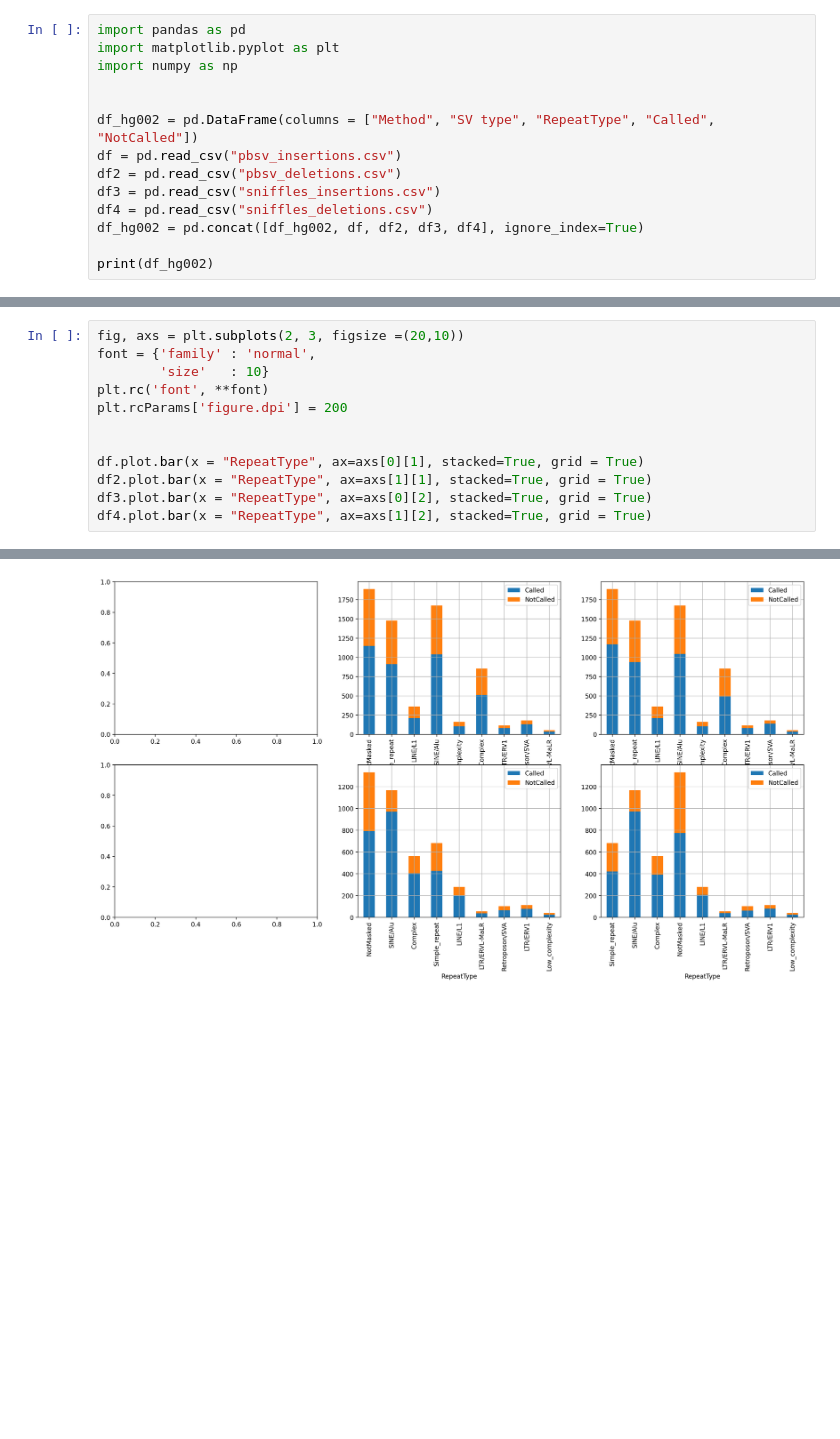
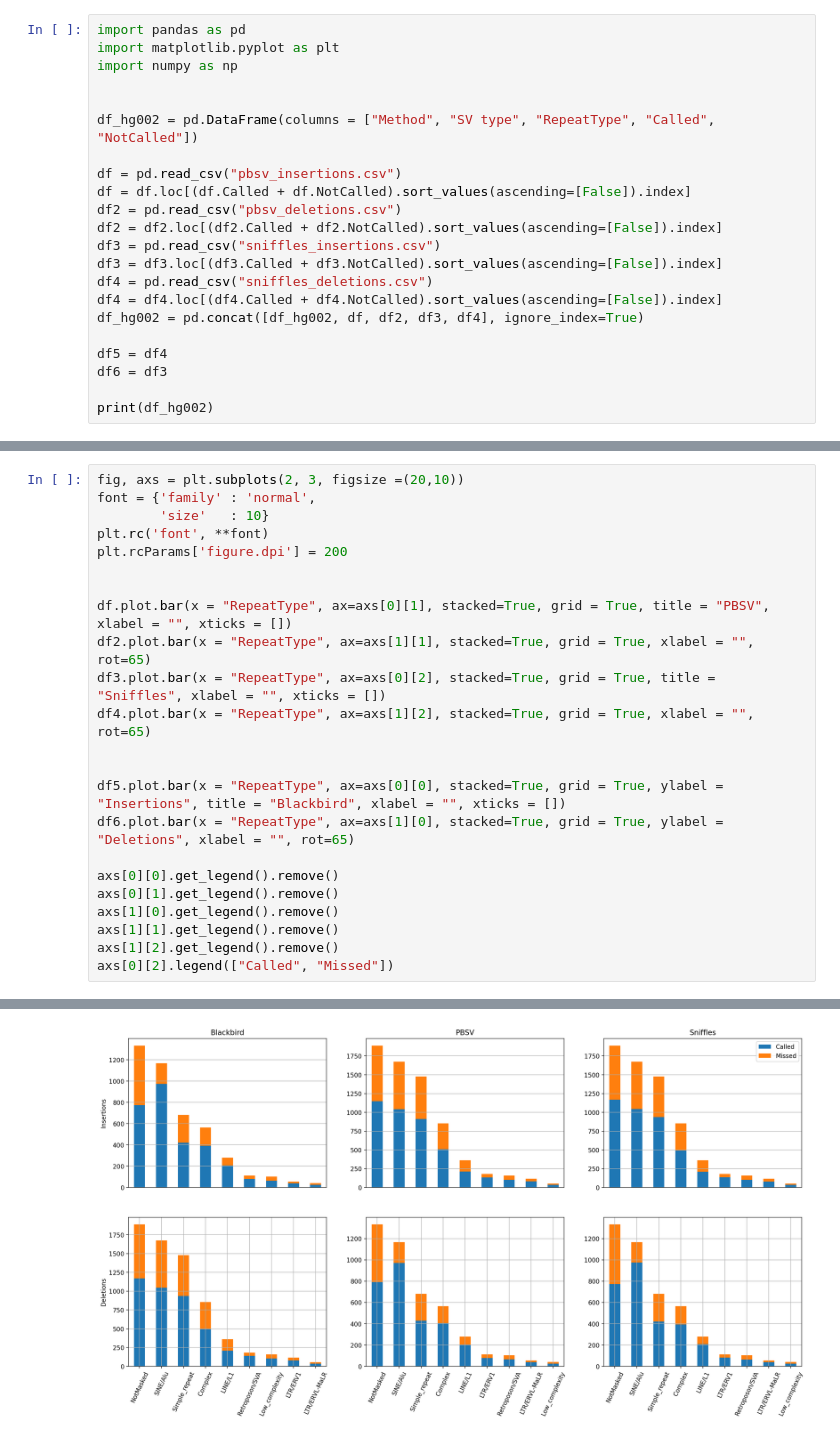
Before and after one commit to 1dayac/blackbird_supplementary, a Jupyter notebook: plots/draw_second_plot.ipynb, the cells around one changed output, grey strips where cells are left out. Saved outputs shown, nothing was run; the diff lists cells and outputs as text; blank space fills up the shorter version.

Commit message:
Update plot

```diff
--- a/plots/draw_second_plot.ipynb
+++ b/plots/draw_second_plot.ipynb
@@ -5,12 +5,20 @@ import numpy as np
 
 
 df_hg002 = pd.DataFrame(columns = ["Method", "SV type", "RepeatType", "Called",  "NotCalled"])
+
 df = pd.read_csv("pbsv_insertions.csv")
+df = df.loc[(df.Called + df.NotCalled).sort_values(ascending=[False]).index]
 df2 = pd.read_csv("pbsv_deletions.csv")
+df2 = df2.loc[(df2.Called + df2.NotCalled).sort_values(ascending=[False]).index]
 df3 = pd.read_csv("sniffles_insertions.csv")
+df3 = df3.loc[(df3.Called + df3.NotCalled).sort_values(ascending=[False]).index]
 df4 = pd.read_csv("sniffles_deletions.csv")
+df4 = df4.loc[(df4.Called + df4.NotCalled).sort_values(ascending=[False]).index]
 df_hg002 = pd.concat([df_hg002, df, df2, df3, df4], ignore_index=True)
 
+df5 = df4
+df6 = df3
+
 print(df_hg002)
 # %% [output]
       Method     SV type      RepeatType Called NotCalled
@@ -38,8 +46,19 @@ plt.rc('font', **font)
 plt.rcParams['figure.dpi'] = 200
 
 
-df.plot.bar(x = "RepeatType", ax=axs[0][1], stacked=True, grid = True)
-df2.plot.bar(x = "RepeatType", ax=axs[1][1], stacked=True, grid = True)
-df3.plot.bar(x = "RepeatType", ax=axs[0][2], stacked=True, grid = True)
-df4.plot.bar(x = "RepeatType", ax=axs[1][2], stacked=True, grid = True)
+df.plot.bar(x = "RepeatType", ax=axs[0][1], stacked=True, grid = True, title = "PBSV", xlabel = "", xticks = [])
+df2.plot.bar(x = "RepeatType", ax=axs[1][1], stacked=True, grid = True, xlabel = "", rot=65)
+df3.plot.bar(x = "RepeatType", ax=axs[0][2], stacked=True, grid = True, title = "Sniffles", xlabel = "", xticks = [])
+df4.plot.bar(x = "RepeatType", ax=axs[1][2], stacked=True, grid = True, xlabel = "", rot=65)
+
+
+df5.plot.bar(x = "RepeatType", ax=axs[0][0], stacked=True, grid = True, ylabel = "Insertions", title = "Blackbird", xlabel = "", xticks = [])
+df6.plot.bar(x = "RepeatType", ax=axs[1][0], stacked=True, grid = True, ylabel = "Deletions", xlabel = "", rot=65)
+
+axs[0][0].get_legend().remove()
+axs[0][1].get_legend().remove()
+axs[1][0].get_legend().remove()
+axs[1][1].get_legend().remove()
+axs[1][2].get_legend().remove()
+axs[0][2].legend(["Called", "Missed"])
 # %% [output]
@@ -47 +66 @@ df4.plot.bar(x = "RepeatType", ax=axs[1][2], stacked=True, grid = True)
-[figure, old version]
+[figure, new version]
```
Also changed, not shown: parts of 2 cells of this notebook.
